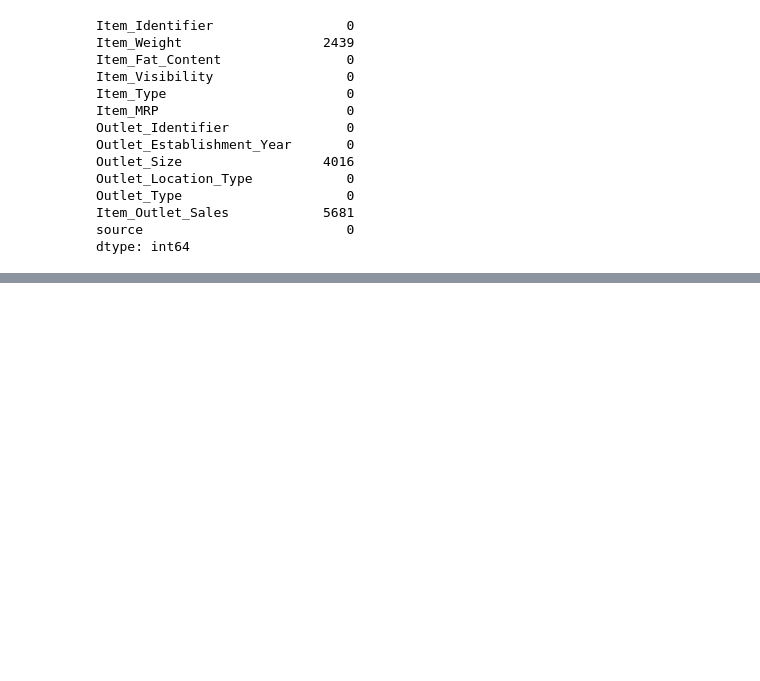
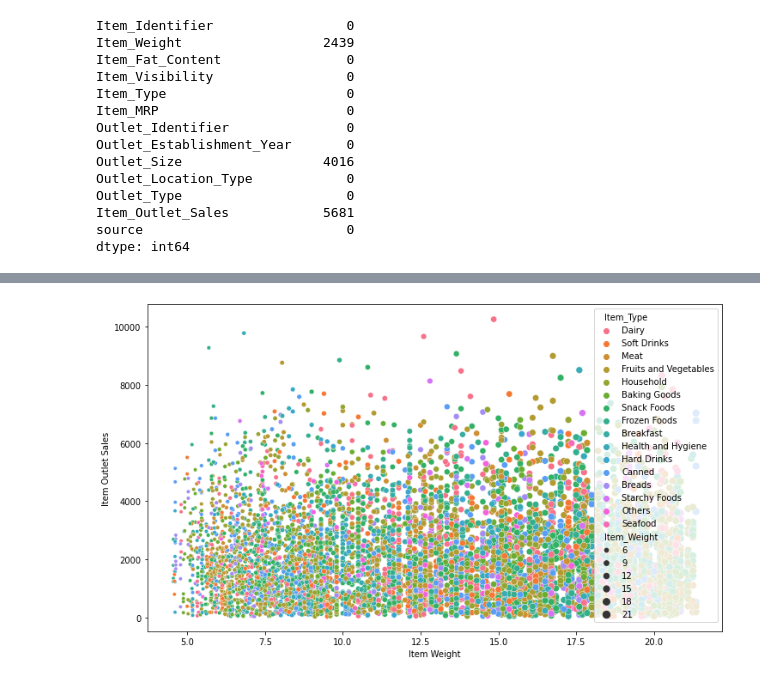
Before and after one commit to Mohamedrizwan-gif/data-science, a Jupyter notebook: ML/Regression/Bigmart Sales.ipynb, the cells around one changed output, grey strips where cells are left out. Cells and saved outputs as stored; diff of their text form; code cells hidden in the pictures; blank space fills up the shorter version.

```diff
--- a/ML/Regression/Bigmart Sales.ipynb
+++ b/ML/Regression/Bigmart Sales.ipynb
@@ -134,6 +228,7 @@ df_train['Outlet_Size'].value_counts()
 # %%
 plt.figure(figsize=(12, 7))
 sns.scatterplot(x='Item_Weight', y='Item_Outlet_Sales', hue='Item_Type', size='Item_Weight', data=df_train)
-plt.xlabel('Item Visibility')
+plt.xlabel('Item Weight')
 plt.ylabel('Item Outlet Sales')
 plt.show()
+# %% [output]
@@ -139,0 +240 @@ plt.show()
+[figure, added]
```
Also changed, not shown: parts of 71 cells of this notebook.
